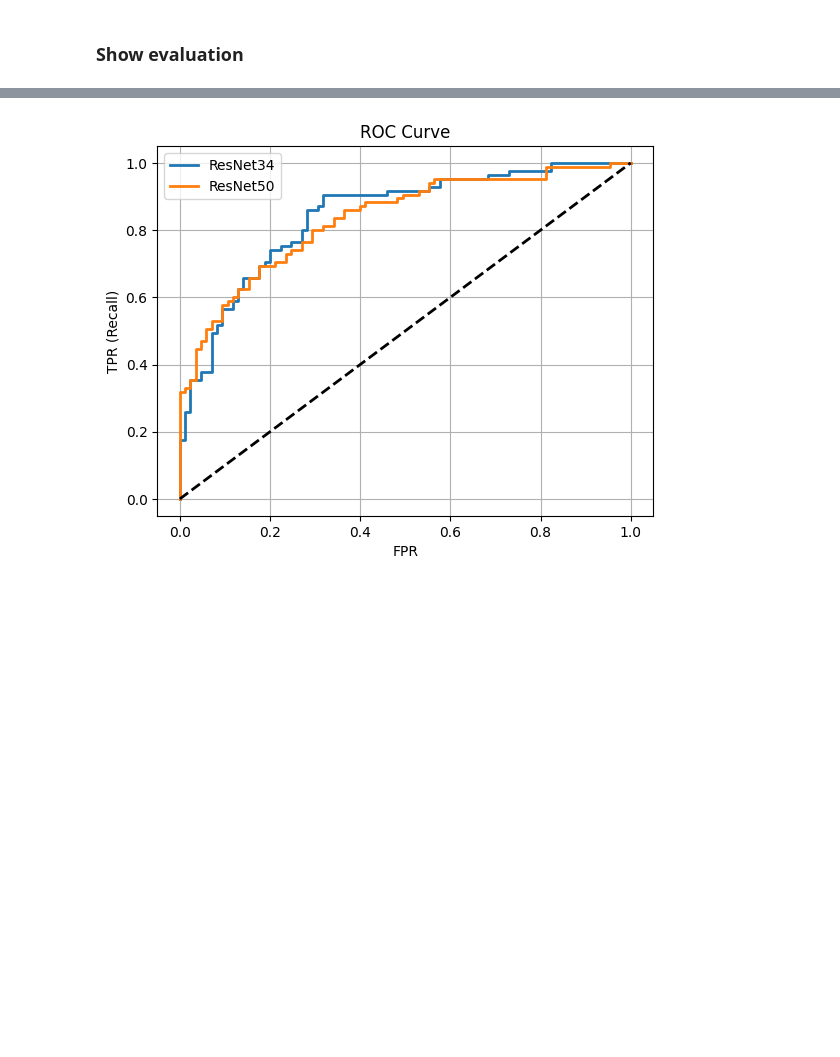
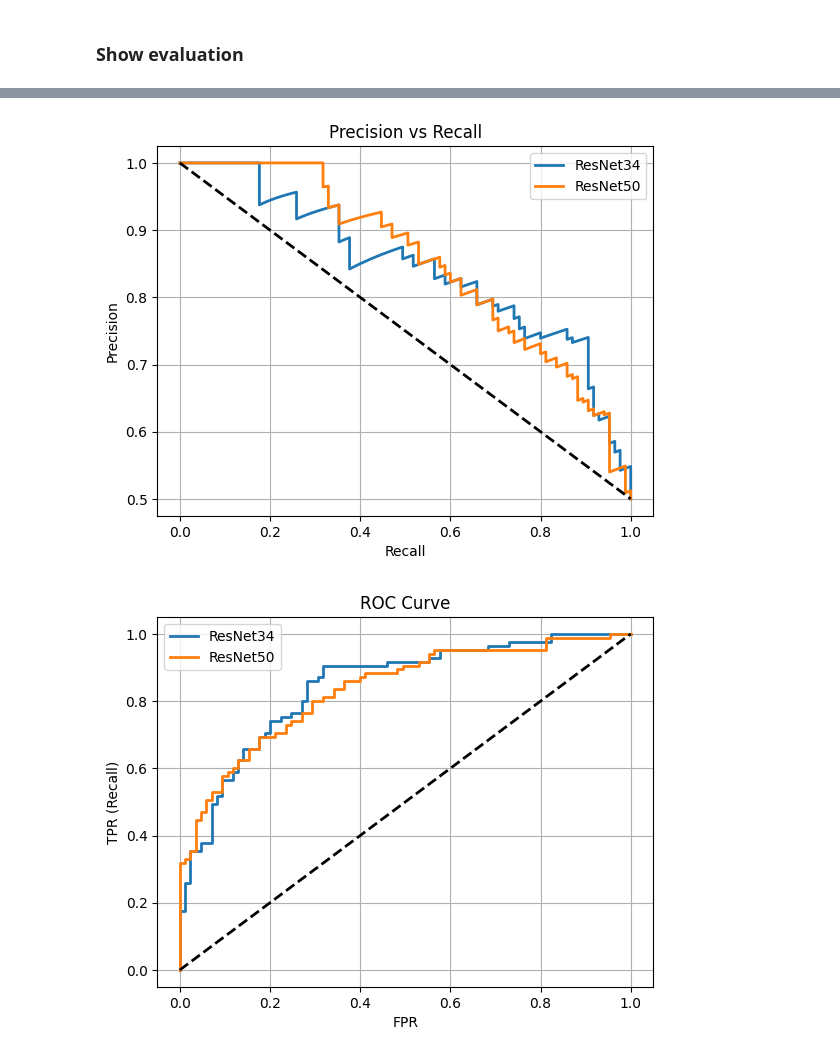
Before and after one commit to dobrodzziej/Ants-Bees-Recognition-Project, a Jupyter notebook: Evaluate-Models.ipynb, the cells around one changed output, grey strips where cells are left out. Drawn from its saved outputs; the diff is of its cells as text; code cells hidden in the pictures; blank space fills up the shorter version.

```diff
--- a/Evaluate-Models.ipynb
+++ b/Evaluate-Models.ipynb
@@ -283,3 +252,21 @@ plt.show()
+# %%
+def plot_curves(X_Res_34, Y_Res_34, X_Res_50, Y_Res_50, diagonal=None, xlabel=None, ylabel=None, legend=None, title=None):
+    plt.plot(X_Res_34, Y_Res_34, linewidth=2)
+    plt.plot(X_Res_50, Y_Res_50, linewidth=2)
+    if diagonal == "up":
+        plt.plot([0, 1], [0, 1], 'k--', linewidth=2) # dashed diagonal
+    elif diagonal == "down":
+        plt.plot([0, 1], [1, 0.5], 'k--', linewidth=2) # dashed diagonal
+    plt.grid()
+    plt.xlabel(xlabel)
+    plt.ylabel(ylabel)
+    plt.legend(legend)
+    plt.title(title)
+    plt.show()
+# %%
+plot_curves(recalls_34, precisions_34, recalls_50, precisions_50, diagonal="down", xlabel="Recall", ylabel="Precision", legend=["ResNet34", "ResNet50"], title="Precision vs Recall")
+# %% [output]
+[figure, added]
 # %%
 fpr_34, tpr_34, _ = roc_curve(y_true=y_true, y_score=y_scores_pred_resnet_34)
 fpr_50, tpr_50, _ = roc_curve(y_true=y_true, y_score=y_scores_pred_resnet_50)
```
Also changed, not shown: parts of 25 cells of this notebook, 1 other file.
